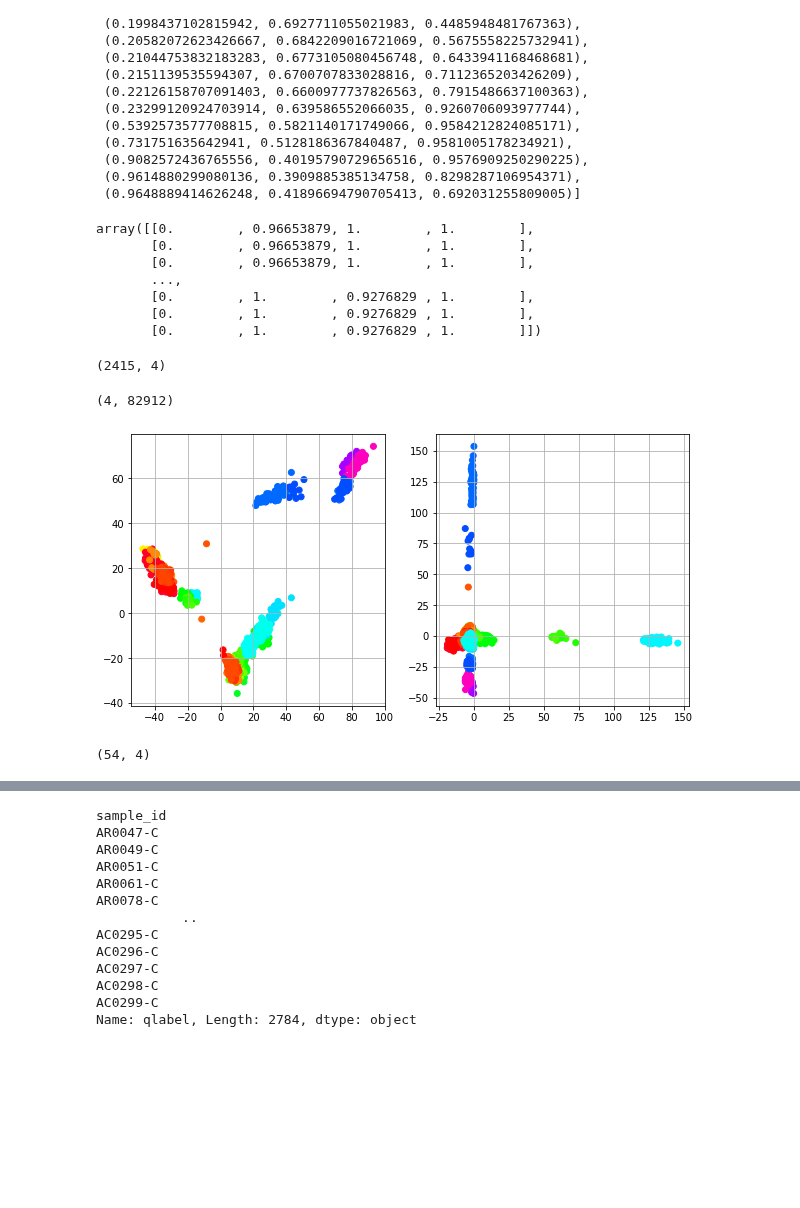
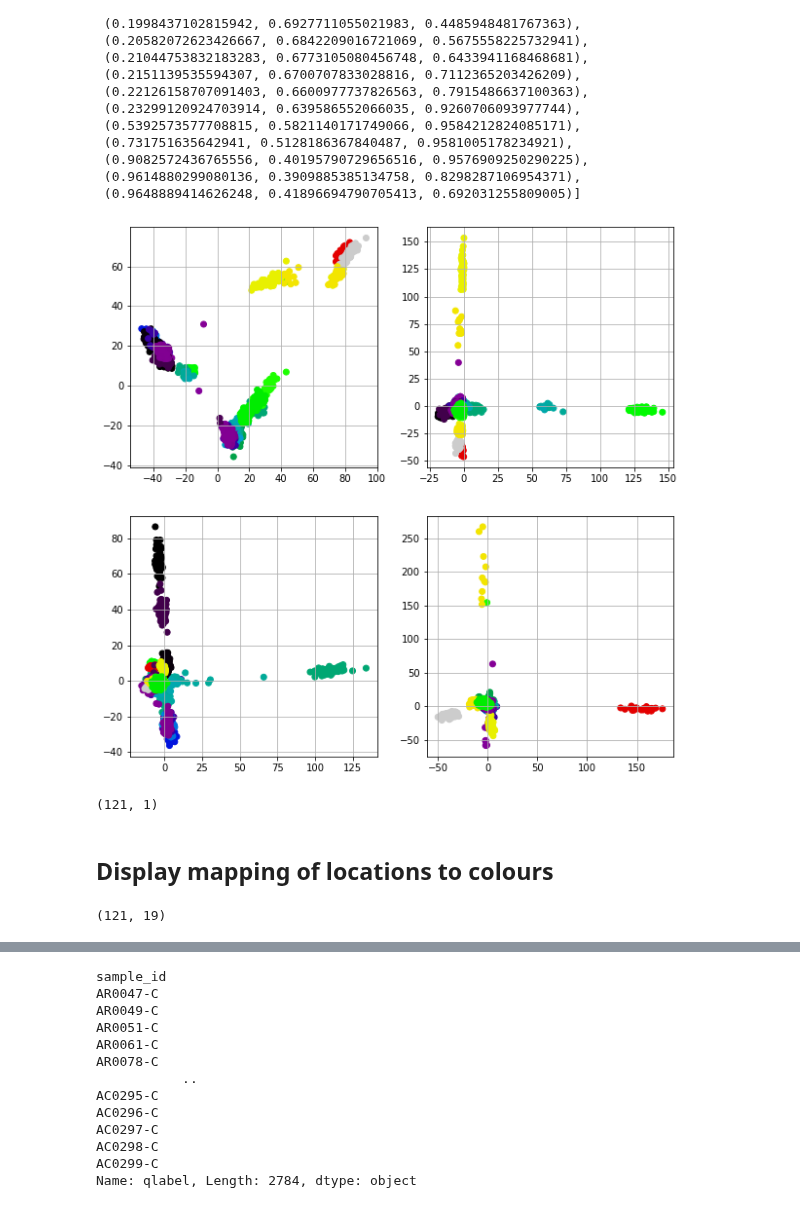
Before and after one commit to malariagen/ag1000g-phase3-data-paper, a Jupyter notebook: notebooks/pca_figure_gamb_colu.ipynb, the cells around one changed output, grey strips where cells are left out. Saved outputs shown, nothing was run; the diff lists cells and outputs as text; code cells hidden in the pictures; blank space fills up the shorter version.

```diff
--- a/notebooks/pca_figure_gamb_colu.ipynb
+++ b/notebooks/pca_figure_gamb_colu.ipynb
@@ -170,7 +191,7 @@ color_pal
  (0.9614880299080136, 0.3909885385134758, 0.8298287106954371),
  (0.9648889414626248, 0.41896694790705413, 0.692031255809005)]
 # %%
-def get_color_scheme(latitudes, longitudes, cmap="jet"):
+def reduce_geographical_dimensionality(latitudes, longitudes):
 
     X_features = np.hstack([latitudes.reshape((-1, 1)), longitudes.reshape((-1, 1))])
     assert X_features.shape[1] == 2
@@ -186,45 +207,48 @@ def get_color_scheme(latitudes, longitudes, cmap="jet"):
     xv = coordinates[:, 0]
     yv = coordinates[:, 1]
 
-    cmap_instance = plt.get_cmap(cmap)
-
     xv_for_map_col = (xv - xv.min())/(xv.max() - xv.min())
-    return cmap_instance(xv_for_map_col)
+    return xv_for_map_col
 # %%
-color_scheme = get_color_scheme(all_meta.latitude.values, all_meta.longitude.values, 'gist_rainbow')
+# 'gist_rainbow'
+cmap_name = 'nipy_spectral'
+geog_v = reduce_geographical_dimensionality(all_meta.latitude.values, all_meta.longitude.values)
+
+color_scheme = plt.get_cmap(cmap_name)(geog_v)
 # %%
-cs = pd.DataFrame(color_scheme, index=all_meta.index)
+cs = pd.DataFrame(geog_v, index=all_meta.index)
 # %%
-group_colors = cs.loc[sample_names].values
-group_colors
+df_species_samples["geog_values"] = cs.loc[sample_names].values
-# %% [output]
-array([[0.        , 0.96653879, 1.        , 1.        ],
-       [0.        , 0.96653879, 1.        , 1.        ],
-       [0.        , 0.96653879, 1.        , 1.        ],
-       ...,
-       [0.        , 1.        , 0.9276829 , 1.        ],
-       [0.        , 1.        , 0.9276829 , 1.        ],
-       [0.        , 1.        , 0.9276829 , 1.        ]])
-# %%
-pca_coordinates.shape
-# %% [output]
-(2415, 4)
-# %%
-pca_components.shape
-# %% [output]
-(4, 82912)
 # %%
-f, ax = plt.subplots(ncols=2, figsize=(10, 5))
+f, ax = plt.subplots(ncols=2, nrows=2, figsize=(10, 10))
 
-ax1, ax2 = ax
-ax1.scatter(pca_coordinates[:, 0], pca_coordinates[:, 1], c=group_colors)
+ax1, ax2 = ax[0]
+ax3, ax4 = ax[1]
+
+ax1.scatter(pca_coordinates[:, 0], pca_coordinates[:, 1], c=df_species_samples.geog_values, cmap=cmap_name)
 ax1.grid(True)
 
-ax2.scatter(pca_coordinates[:, 2], pca_coordinates[:, 3], c=group_colors)
+ax2.scatter(pca_coordinates[:, 2], pca_coordinates[:, 3], c=df_species_samples.geog_values, cmap=cmap_name)
 ax2.grid(True)
+
+
+ax3.scatter(pca_coordinates[:, 4], pca_coordinates[:, 5], c=df_species_samples.geog_values, cmap=cmap_name)
+ax3.grid(True)
+
+
+ax4.scatter(pca_coordinates[:, 6], pca_coordinates[:, 7], c=df_species_samples.geog_values, cmap=cmap_name)
+ax4.grid(True)
 # %% [output]
-[figure, old version]
+[figure, new version]
 # %%
 cs.loc[sample_names].drop_duplicates().shape
 # %% [output]
-(54, 4)
+(121, 1)
+# %% [markdown]
+## Display mapping of locations to colours
+# %%
+g = df_species_samples.drop_duplicates(subset="geog_values")
+g = g.sort_values("geog_values")
+g.shape
+# %% [output]
+(121, 19)
```
Also changed, not shown: parts of 35 cells of this notebook, 2 other files.
